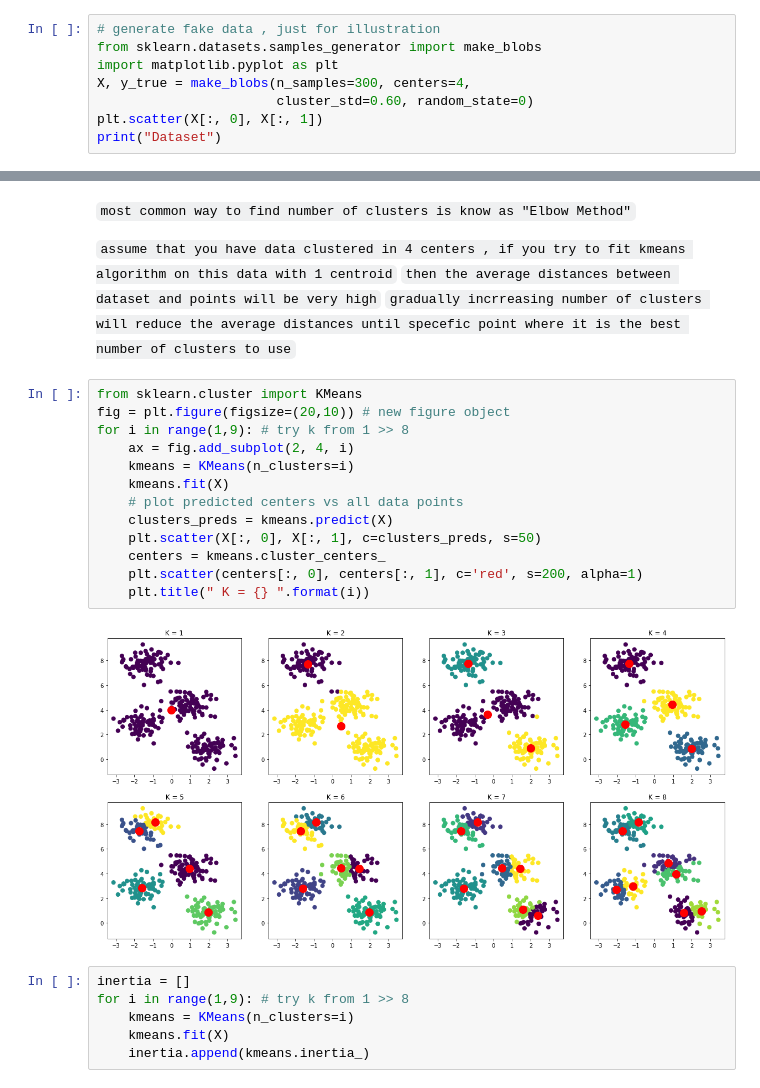
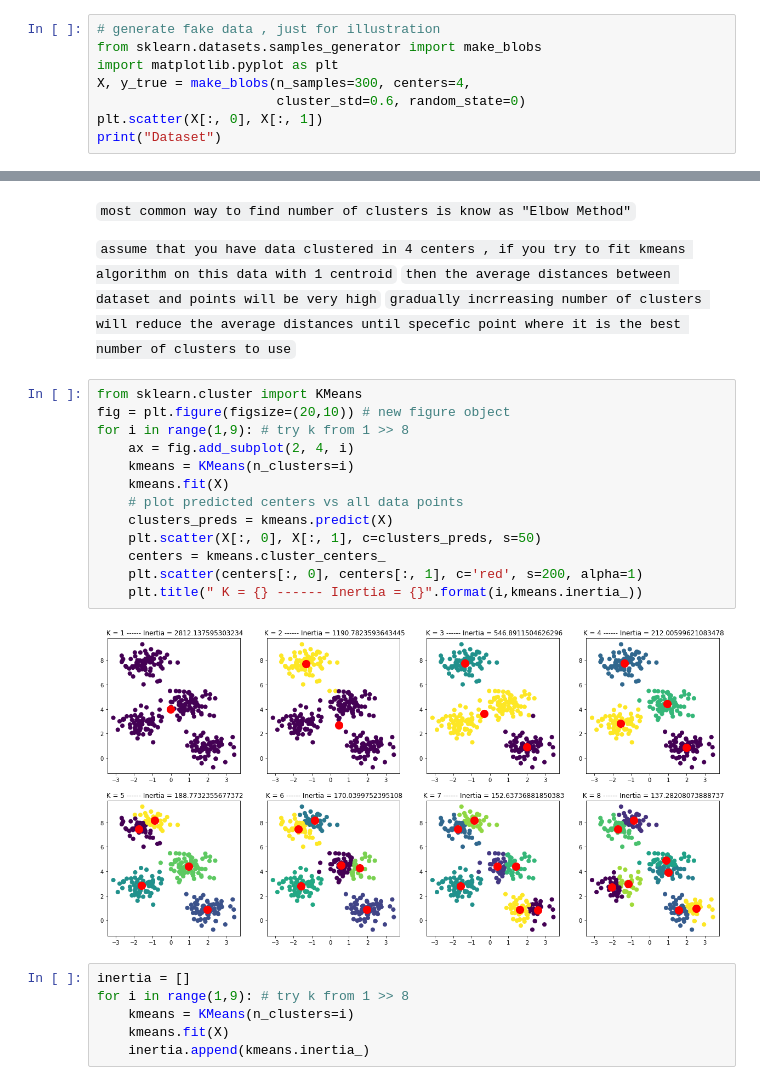
Before and after one commit to Mohamed209/machine-learning-course, a Jupyter notebook: Chapter_5_unsupervised_learning/1_Clustering/How K-means Clustering Works.ipynb, the cells around one changed output, grey strips where cells are left out. Drawn from its saved outputs; the diff is of its cells as text.

Commit message:
:sparkles: kmeans

```diff
--- a/Chapter_5_unsupervised_learning/1_Clustering/How K-means Clustering Works.ipynb
+++ b/Chapter_5_unsupervised_learning/1_Clustering/How K-means Clustering Works.ipynb
@@ -104,7 +105,7 @@ predict new data sample means assign it inot cluster centroid
 from sklearn.datasets.samples_generator import make_blobs
 import matplotlib.pyplot as plt
 X, y_true = make_blobs(n_samples=300, centers=4,
-                       cluster_std=0.60, random_state=0)
+                       cluster_std=0.6, random_state=0)
 plt.scatter(X[:, 0], X[:, 1])
 print("Dataset")
 # %% [output]
@@ -119,18 +120,18 @@ Dataset
 # %%
 from sklearn.cluster import KMeans
 fig = plt.figure(figsize=(20,10)) # new figure object
 for i in range(1,9): # try k from 1 >> 8
     ax = fig.add_subplot(2, 4, i)
     kmeans = KMeans(n_clusters=i)
     kmeans.fit(X)
     # plot predicted centers vs all data points
     clusters_preds = kmeans.predict(X)
     plt.scatter(X[:, 0], X[:, 1], c=clusters_preds, s=50)
     centers = kmeans.cluster_centers_
     plt.scatter(centers[:, 0], centers[:, 1], c='red', s=200, alpha=1)
-    plt.title(" K = {} ".format(i))
+    plt.title(" K = {} ------ Inertia = {}".format(i,kmeans.inertia_))
 # %% [output]
-[figure, old version]
+[figure, new version]
 # %%
 inertia = []
 for i in range(1,9): # try k from 1 >> 8
```
Also changed, not shown: parts of 1 cell of this notebook.
